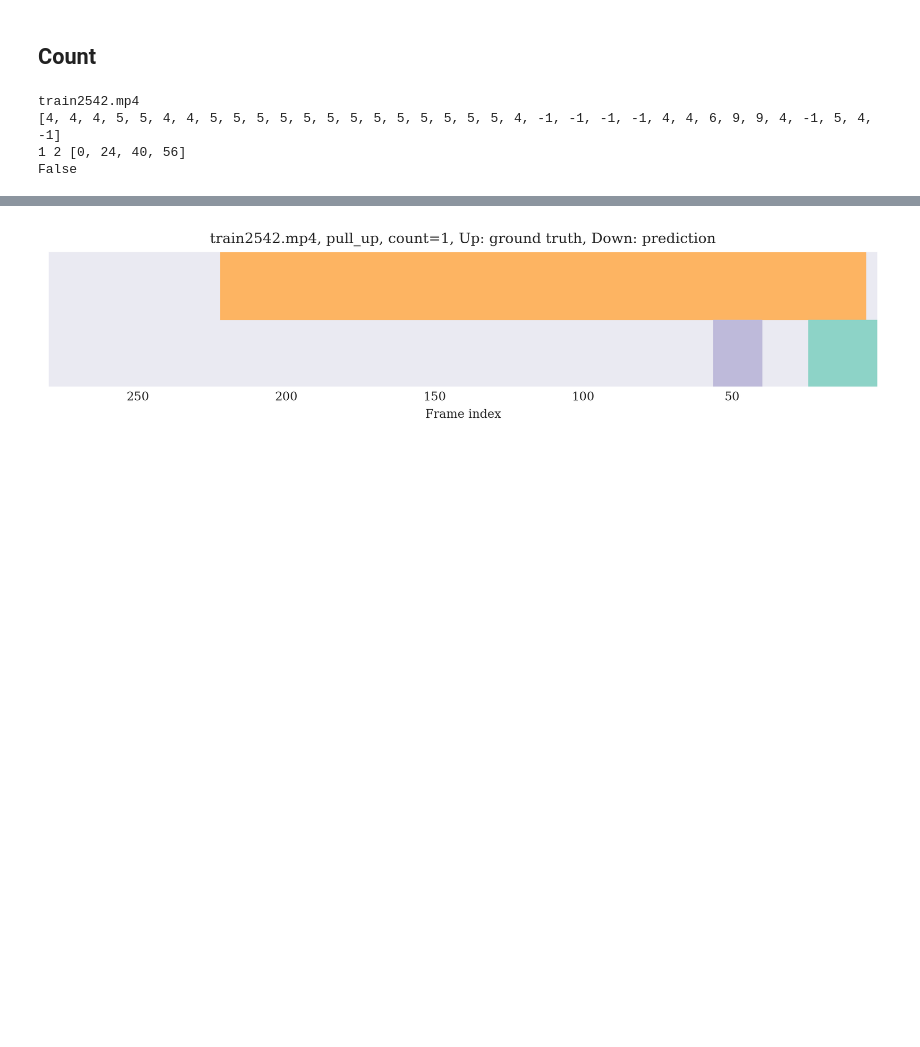
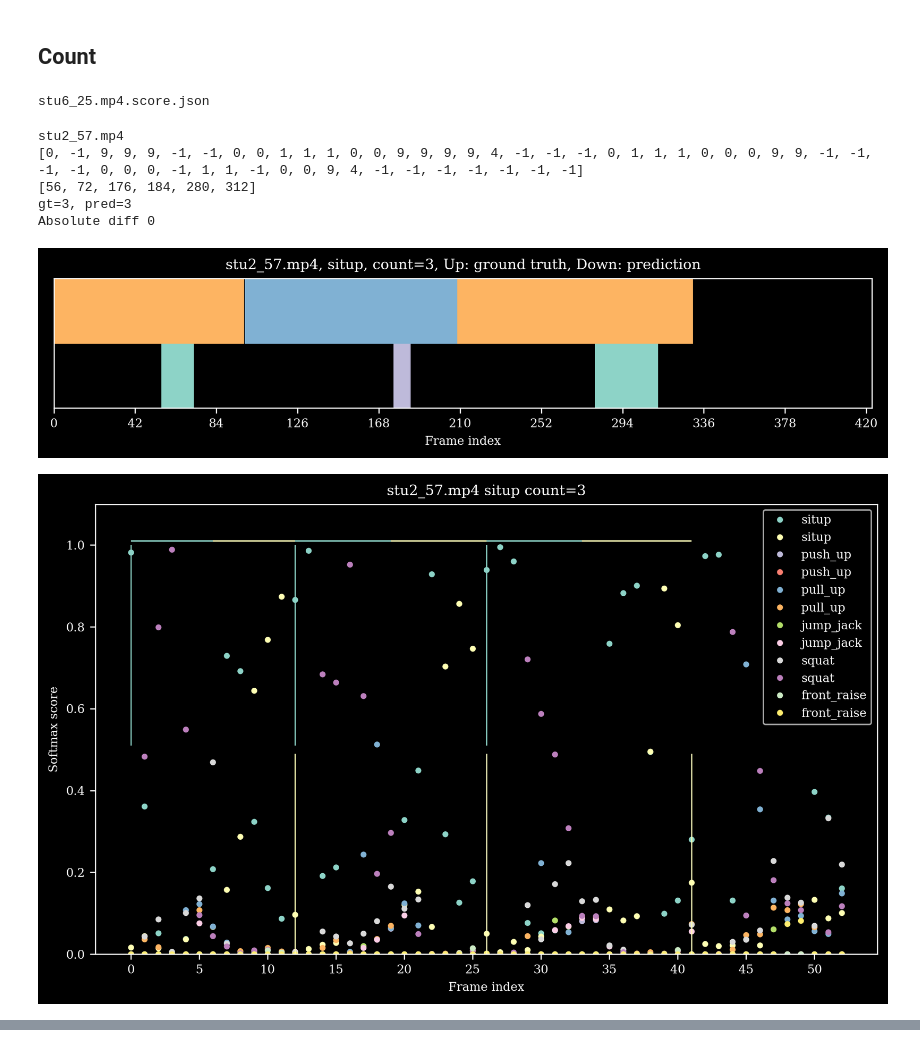
Before and after one commit to iucario/WorkoutDetector, a Jupyter notebook: notebooks/rep_analysis.ipynb, the cells around one changed output, grey strips where cells are left out. Saved outputs shown, nothing was run; the diff lists cells and outputs as text; code cells hidden in the pictures; blank space fills up the shorter version.

Commit message:
Mod pred_to_count to deal with -1 background Fix test path Add visualize functions

```diff
--- a/notebooks/rep_analysis.ipynb
+++ b/notebooks/rep_analysis.ipynb
@@ -15,9 +15,14 @@ from workoutdetector.datasets import RepcountHelper
 plt.rcParams['figure.dpi'] = 300
 plt.rcParams['figure.figsize'] = (8, 5)
 plt.rcParams['figure.autolayout'] = True
-plt.style.use('seaborn-dark')
+plt.style.use('dark_background')
 plt.rcParams['lines.linewidth'] = 0.8
 COLORS = list(plt.get_cmap('Set3').colors)
 plt.rcParams['axes.prop_cycle'] = plt.cycler('color', COLORS)
 plt.rcParams['font.size'] = 8
 plt.rcParams['font.family'] = 'serif'
+# %%
+helper = RepcountHelper('../data/RepCount/', '../data/RepCount/annotation.csv')
+info = helper.get_rep_data(['val', 'test'], action=['all'])
+CLASSES = helper.classes
+print(CLASSES)
@@ -26,9 +33,6 @@ plt.rcParams['font.family'] = 'serif'
 # %%
 json_files = [x for x in os.listdir('../out/pred_no_bbox/') if x.endswith('.json')]
 json_iter = iter(json_files)
-# %%
-helper = RepcountHelper('../data/RepCount/', '../data/RepCount/annotation.csv')
-info = helper.get_rep_data(['test', 'val'], action=['all'])
 # %%
 json_file = next(json_iter)
 name = json_file.split('-')[0]
@@ -156,26 +151,42 @@ from workoutdetector.utils.inference_count import pred_to_count
+# %%
+video_save_dir = '../out/tsm_rep_scores_sparse_sample'
+video_json = os.listdir(video_save_dir)
+print(video_json[0])
+valtest = helper.get_rep_data(['val', 'test'], action=['all']).values()
+video_iter = iter(valtest)
+# %% [output]
+stu6_25.mp4.score.json
 # %%
 x = next(video_iter)
 json_path = x.video_name + '.score.json'
 j = json.load(open(osj(video_save_dir, json_path)))
 print(j['video_name'])
 gt = np.array(j['ground_truth'])
 score = j['scores']
-threshold = 0.6
+threshold = 0.5
 # print(score.values())
 pred = []
 
 for v in score.values():
-    first_item = list(v.items())[0]
-    if first_item[1] >= threshold:
-        pred.append(int(first_item[0]))
+    class_id, sc = list(v.items())[0]
+    if sc >= threshold:
+        pred.append(int(class_id))
     else:
         pred.append(-1)
 print(pred)
 result = pred_to_count(pred, step=8)
-print(len(gt)//2, result[0], result[1])
-print(result[0] == len(gt)//2)
+print(result[1])
+print(f'gt={len(gt)//2}, pred={result[0]}')
+print('Absolute diff', abs(result[0] - len(gt)//2))
+
+plot_pred(result[1], gt, j['total_frames'], info=j, step=8)
+plot_all(gt, info=j)
+plot_per_action(info=j)
 # %% [output]
-train2542.mp4
-[4, 4, 4, 5, 5, 4, 4, 5, 5, 5, 5, 5, 5, 5, 5, 5, 5, 5, 5, 5, 4, -1, -1, -1, -1, 4, 4, 6, 9, 9, 4, -1, 5, 4, -1]
-1 2 [0, 24, 40, 56]
-False
+stu2_57.mp4
+[0, -1, 9, 9, 9, -1, -1, 0, 0, 1, 1, 1, 0, 0, 9, 9, 9, 9, 4, -1, -1, -1, 0, 1, 1, 1, 0, 0, 0, 9, 9, -1, -1, -1, -1, 0, 0, 0, -1, 1, 1, -1, 0, 0, 9, 4, -1, -1, -1, -1, -1, -1, -1]
+[56, 72, 176, 184, 280, 312]
+gt=3, pred=3
+Absolute diff 0
+[figure, added]
+[figure, added]
@@ -182,24 +193,0 @@ False
-# %%
-def plot_pred(result, gt, total, info=None, step=8):
-    """Plot segmentation result and ground truth."""
-
-    plt.figure(figsize=(8, 2))
-    plt.xlabel('Frame index')
-    plt.yticks([])
-    plt.ylim(0, 1)
-    plt.xlim(total)
-    for i in range(0, len(gt), 2):
-        rect = plt.Rectangle((gt[i], 0.5), (gt[i+1]-gt[i]), 0.5, color=['C5', 'C4'][i%4//2])
-        plt.gca().add_patch(rect)
-    for j in range(0, len(result), 2):
-        rect = plt.Rectangle((result[j], 0.0), (result[j+1]-result[j]), 0.49, color=['C0', 'C2'][j%4//2])
-        plt.gca().add_patch(rect)
-    # plt.vlines(result, color='C1', ymin=0.0, ymax=1.0)
-    plt.title(f'{info["video_name"]}, {info["action"]}, count={len(gt)//2},'\
-        ' Up: ground truth, Down: prediction')
-    plt.show()
-
-
-plot_pred(result[1], j['ground_truth'], j['total_frames'],j, step=8)
-# %% [output]
-[figure, removed]
```
Also changed, not shown: parts of 6 cells of this notebook, 8 other files.
